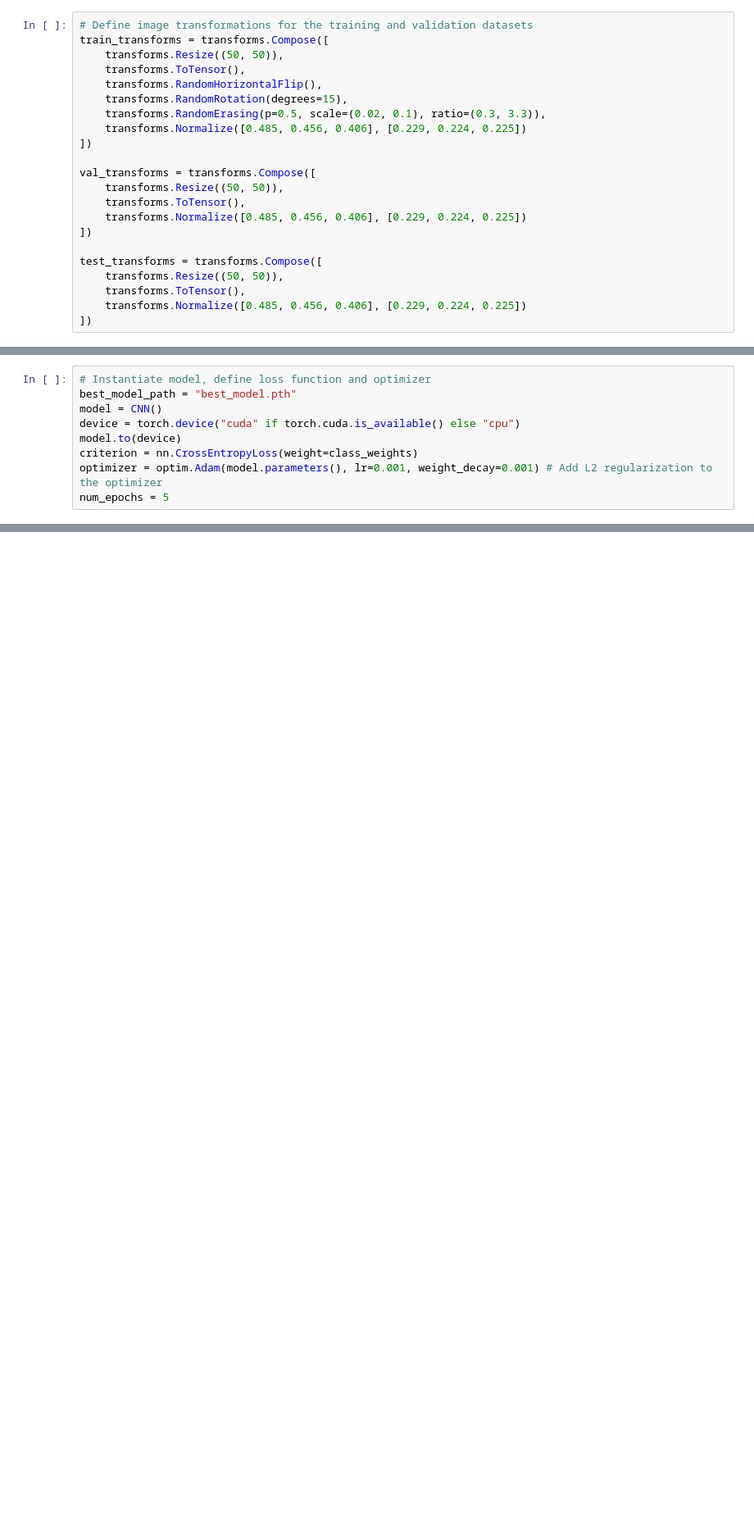
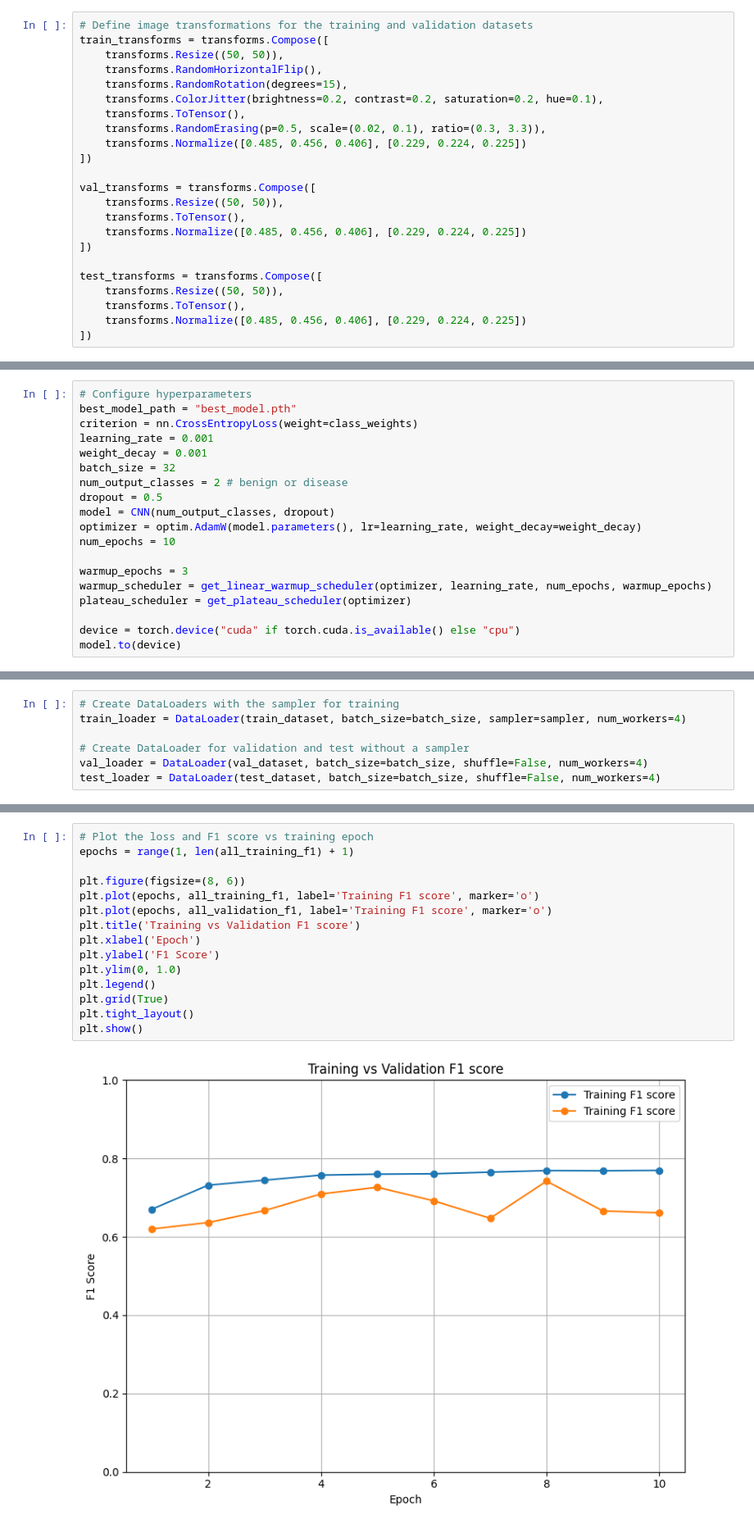
Before and after one commit to abeyyoseph/OtherProjects, a Jupyter notebook: BreastCancerClassificationCNN/BreastCancerCNN.ipynb, the cells around one changed output, grey strips where cells are left out. Shown at 82% size. Drawn from its saved outputs; the diff is of its cells as text; blank space fills up the shorter version.

```diff
--- a/BreastCancerClassificationCNN/BreastCancerCNN.ipynb
+++ b/BreastCancerClassificationCNN/BreastCancerCNN.ipynb
@@ -75,9 +85,10 @@ Number of test images: 27753
 # Define image transformations for the training and validation datasets
 train_transforms = transforms.Compose([
     transforms.Resize((50, 50)),
-    transforms.ToTensor(),
     transforms.RandomHorizontalFlip(),
     transforms.RandomRotation(degrees=15),
+    transforms.ColorJitter(brightness=0.2, contrast=0.2, saturation=0.2, hue=0.1),
+    transforms.ToTensor(),
     transforms.RandomErasing(p=0.5, scale=(0.02, 0.1), ratio=(0.3, 3.3)),
     transforms.Normalize([0.485, 0.456, 0.406], [0.229, 0.224, 0.225])
 ])
@@ -187,9 +197,19 @@ class CNN(nn.Module):
 # %%
-# Instantiate model, define loss function and optimizer
+# Configure hyperparameters
 best_model_path = "best_model.pth"
-model = CNN()
+criterion = nn.CrossEntropyLoss(weight=class_weights)
+learning_rate = 0.001
+weight_decay = 0.001
+batch_size = 32
+num_output_classes = 2 # benign or disease
+dropout = 0.5
+model = CNN(num_output_classes, dropout)
+optimizer = optim.AdamW(model.parameters(), lr=learning_rate, weight_decay=weight_decay)
+num_epochs = 10
+
+warmup_epochs = 3
+warmup_scheduler = get_linear_warmup_scheduler(optimizer, learning_rate, num_epochs, warmup_epochs)
+plateau_scheduler = get_plateau_scheduler(optimizer)
+
 device = torch.device("cuda" if torch.cuda.is_available() else "cpu")
 model.to(device)
-criterion = nn.CrossEntropyLoss(weight=class_weights)
-optimizer = optim.Adam(model.parameters(), lr=0.001, weight_decay=0.001) # Add L2 regularization to the optimizer
-num_epochs = 5
@@ -196,3 +235,10 @@ num_epochs = 5
+# %%
+# Create DataLoaders with the sampler for training
+train_loader = DataLoader(train_dataset, batch_size=batch_size, sampler=sampler, num_workers=4)
+
+# Create DataLoader for validation and test without a sampler
+val_loader = DataLoader(val_dataset, batch_size=batch_size, shuffle=False, num_workers=4)
+test_loader = DataLoader(test_dataset, batch_size=batch_size, shuffle=False, num_workers=4)
 # %%
 # Training loop
 best_val_loss = float('inf')
@@ -267,3 +343,20 @@ Model saved with validation loss: 0.5040
+# %%
+# Plot the loss and F1 score vs training epoch
+epochs = range(1, len(all_training_f1) + 1)
+
+plt.figure(figsize=(8, 6))
+plt.plot(epochs, all_training_f1, label='Training F1 score', marker='o')
+plt.plot(epochs, all_validation_f1, label='Training F1 score', marker='o')
+plt.title('Training vs Validation F1 score')
+plt.xlabel('Epoch')
+plt.ylabel('F1 Score')
+plt.ylim(0, 1.0)
+plt.legend()
+plt.grid(True)
+plt.tight_layout()
+plt.show()
+# %% [output]
+[figure, added]
 # %%
 # Load the best model weights before validation
 model.load_state_dict(torch.load(best_model_path, weights_only=True))
```
Also changed, not shown: parts of 13 cells of this notebook, 2 other files.
